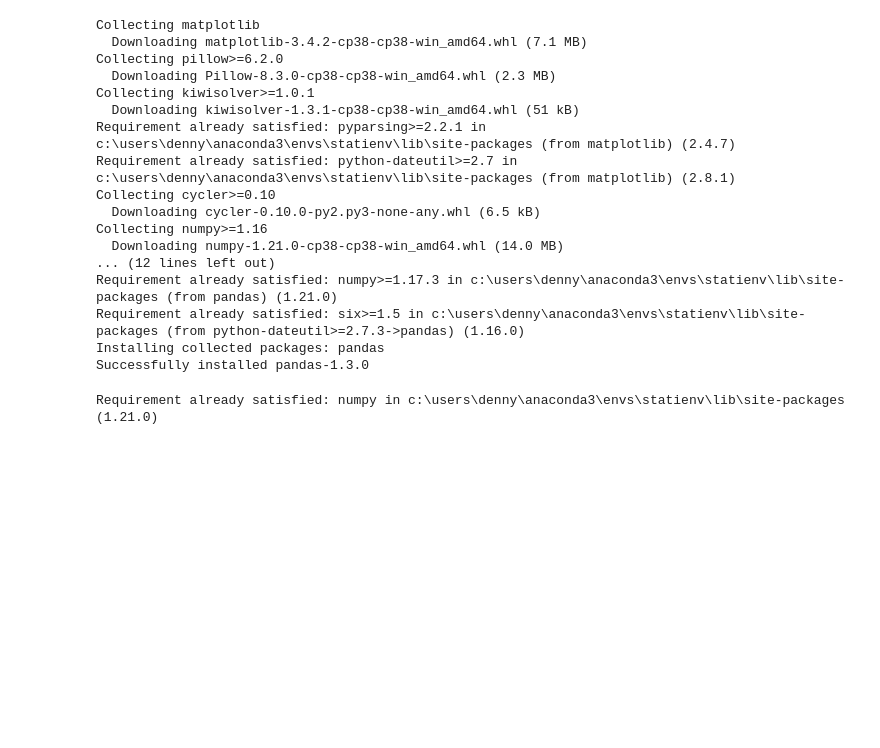
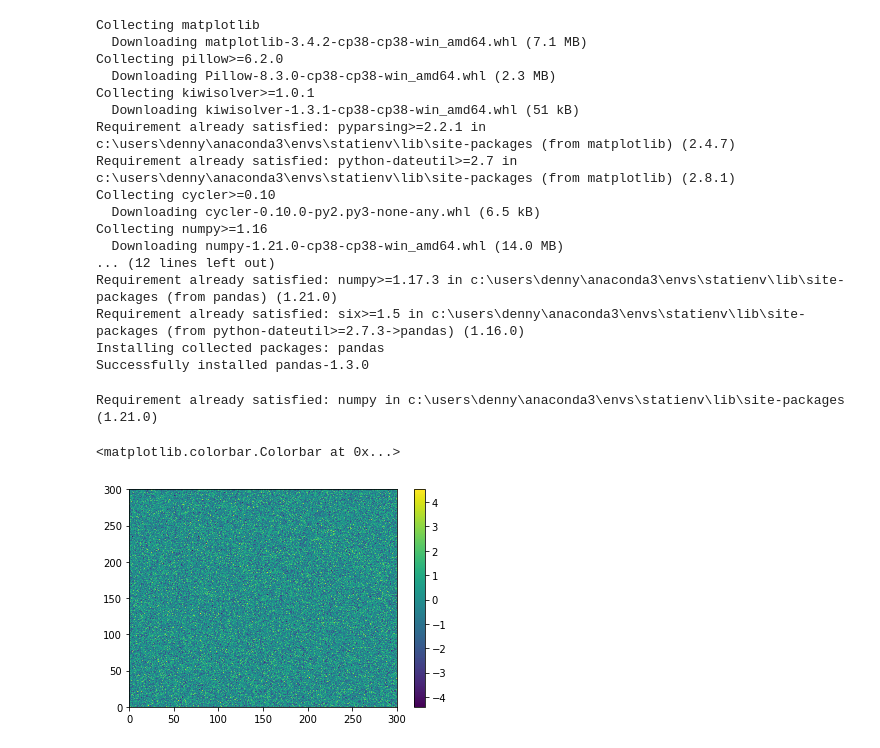
Before and after one commit to dennyalp/Statistics, a Jupyter notebook: Statistics_Notebook_01.ipynb, the cells around one changed output. Saved outputs shown, nothing was run; the diff lists cells and outputs as text; code cells hidden in the pictures; blank space fills up the shorter version.

```diff
--- a/Statistics_Notebook_01.ipynb
+++ b/Statistics_Notebook_01.ipynb
@@ -32,3 +32,9 @@ import numpy as np
 import pandas as pd
 from scipy import stats
 import matplotlib.pyplot as plt
+# %%
+plt.pcolor(np.random.randn(300,300))
+plt.colorbar()
+# %% [output]
+<matplotlib.colorbar.Colorbar at 0x...>
+[figure, added]
```
